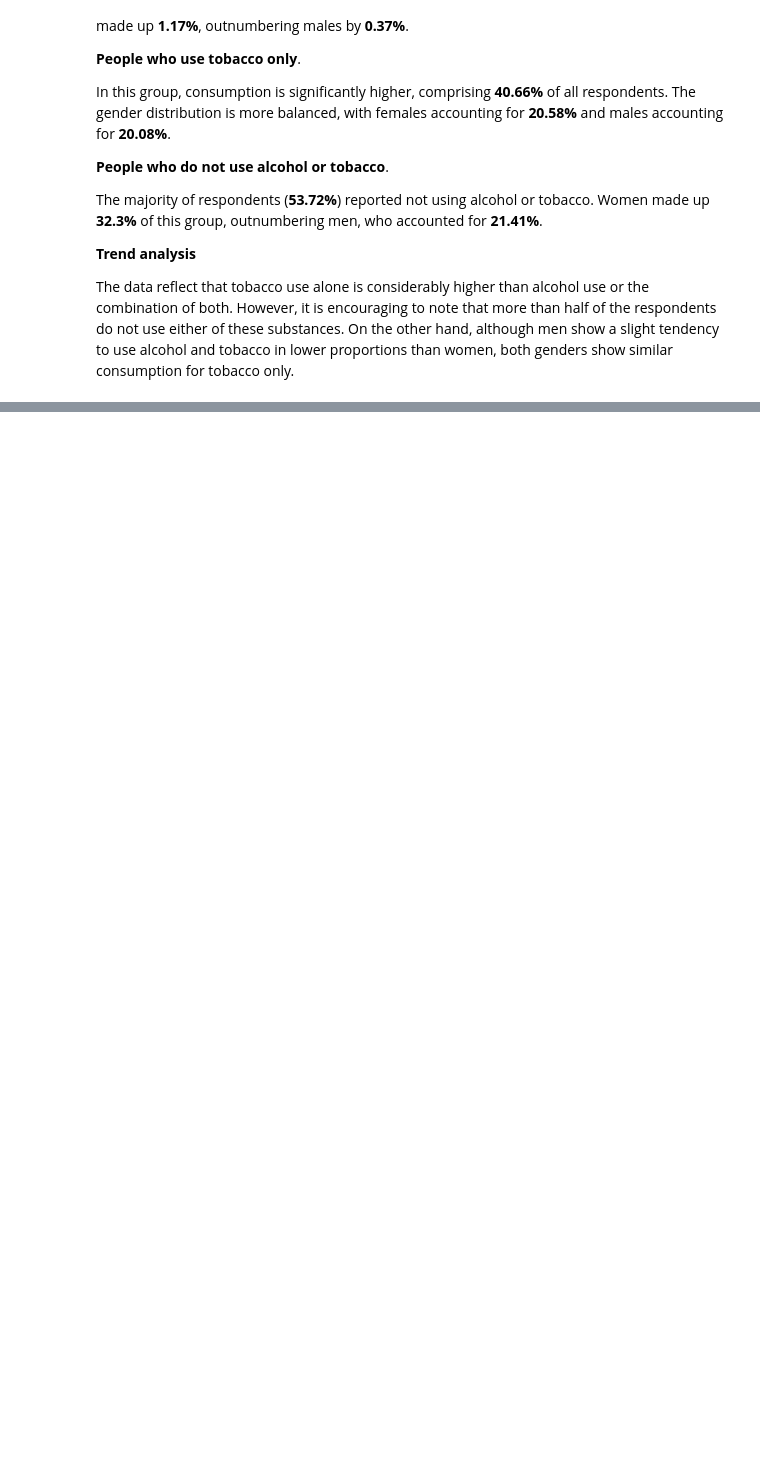
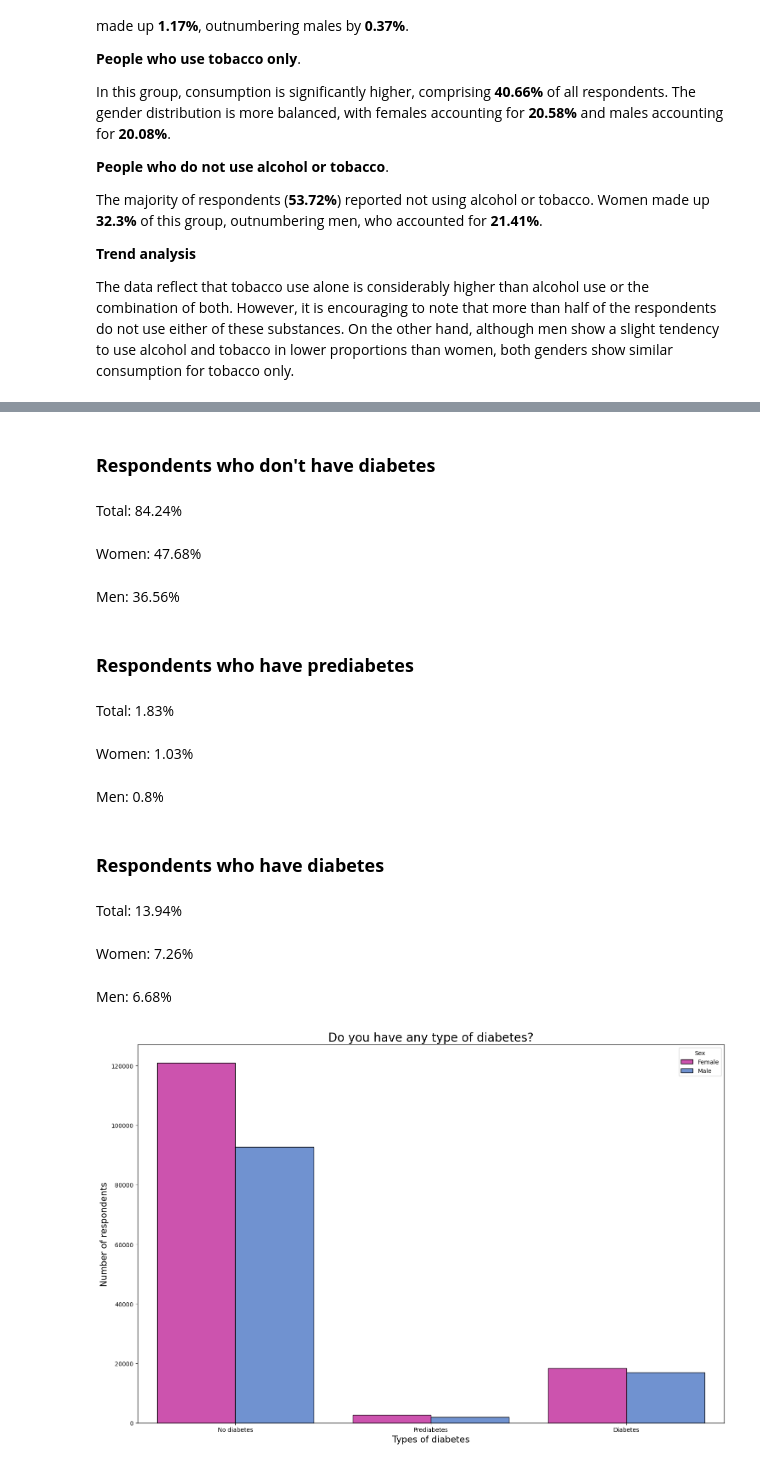
Before and after one commit to jeremias-mena/medpredictor-ML, a Jupyter notebook: medpredictor/notebooks/03-exploratory-data-analysis.ipynb, the cells around one changed output, grey strips where cells are left out. Saved outputs shown, nothing was run; the diff lists cells and outputs as text; code cells hidden in the pictures; blank space fills up the shorter version.

Commit message:
update(eda): add new code's blocks for analysis respondents' physical conditions

```diff
--- a/medpredictor/notebooks/03-exploratory-data-analysis.ipynb
+++ b/medpredictor/notebooks/03-exploratory-data-analysis.ipynb
@@ -349,7 +386,7 @@ df['eating_habits'].value_counts().reset_index(name='Count')
 df = DataFrameOperations(df).create_combined_column(new_column_name='bad_habits',
                                                     column_1='HvyAlcoholConsump',
                                                     column_2='Smoker',
-                                                    function=Utils.bad_habits_labeling)
+                                                    function=Utils().bad_habits_labeling)
 df['bad_habits'].value_counts().reset_index(name='Count')
 # %% [output]
 |  | bad_habits | Count |
@@ -500,12 +538,13 @@ In the less favourable health status, it can be found that **5.25%** reported a
 The data suggest a positive relationship between physical activity and general health status. People who were physically active in the last 30 days have a higher proportion of ‘Excellent’ and ‘Very good’ health statuses compared to those who were not physically active. In contrast, people who were not physically active have a stronger tendency towards less favourable health states, reinforcing the importance of maintaining active habits to promote general well-being.
 # %%
 titles = ["Respondents who consume alcohol and tobacco", "Respondents who only consume alcohol", "Respondents who only use tobacco", "Respondents who don't use alcohol neither tobacco"]
-values_order = ["Uses alcohol and tobacco", "Only consumes alcohol", "Only uses tobacco", "Does not use alcohol neither tobacco"]
+values_sex_order = ["Female", "Male"]
+values_bh_order = ["Uses alcohol and tobacco", "Only consumes alcohol", "Only uses tobacco", "Does not use alcohol neither tobacco"]
 
 
-f, m = sex_metrics(df, 'Sex', 'bad_habits', values_order)
+f, m = sex_metrics(df, 'Sex', 'bad_habits', values_sex_order, values_bh_order)
 
-for title, value in zip(titles, values_order):
+for title, value in zip(titles, values_bh_order):
     display(Markdown(f"### **{title}**"))
     show_metric("Total", round(f[value] + m[value], 2))
     show_metric("Women", f[value])
@@ -526,7 +565,7 @@ graph_eating_habits = Graph(graph_title=g_title,
                             ylabel_name=y_label,
                             colors=colors)
 
-graph_eating_habits.bar_plot_sns(x='bad_habits', y='count', hue='Sex', legend=True, order=values_order, data=group)
+graph_eating_habits.bar_plot_sns(x='bad_habits', y='count', hue='Sex', legend=True, order=values_bh_order, data=group)
 # %% [output]
 ### **Respondents who consume alcohol and tobacco**
 Total: 3.65%
@@ -565,0 +607,8 @@ The data reflect that tobacco use alone is considerably higher than alcohol use
+# %%
+df_o = DataFrameOperations(df)
+
+df = df_o.create_column_from_function(new_column_name="age_range",
+                                      column_apply_function='Age',
+                                      function=Utils().age_range_labeling)
+
+df['age_range'].value_counts().reset_index(name='Count')
@@ -565,0 +622,46 @@ The data reflect that tobacco use alone is considerably higher than alcohol use
+# %%
+values_diabetes_order = ['No diabetes',
+                         'Prediabetes',
+                         'Diabetes']
+values_sex_order = ['Female', 'Male']
+titles = ["Respondents who don't have diabetes",
+          "Respondents who have prediabetes",
+          "Respondents who have diabetes"]
+
+f, m = sex_metrics(df, 'Sex', 'Diabetes_012', values_sex_order, values_diabetes_order)
+
+for title, value in zip(titles, values_diabetes_order):
+    display(Markdown(f"### **{title}**"))
+    show_metric("Total", round(f[value] + m[value], 2))
+    show_metric("Women", f[value])
+    show_metric("Men", m[value])
+
+group = df.groupby(['Sex', 'Diabetes_012']).size().reset_index(name='count')
+
+g_title = "Do you have any type of diabetes?"
+x_label = "Types of diabetes"
+y_label = "Number of respondents"
+dict_colors = {'Female':'#E03FB8',
+               'Male': '#608DE0'}
+colors = list(dict_colors.values())
+
+graph_diabetes = Graph(graph_title=g_title,
+                       xlabel_name=x_label,
+                       ylabel_name=y_label,
+                       colors=colors)
+
+graph_diabetes.bar_plot_sns(x='Diabetes_012', y='count', data=group, hue='Sex', hue_order=values_sex_order, order=values_diabetes_order, legend=True)
+# %% [output]
+### **Respondents who don't have diabetes**
+Total: 84.24%
+Women: 47.68%
+Men: 36.56%
+### **Respondents who have prediabetes**
+Total: 1.83%
+Women: 1.03%
+Men: 0.8%
+### **Respondents who have diabetes**
+Total: 13.94%
+Women: 7.26%
+Men: 6.68%
+[figure, added]
```
Also changed, not shown: parts of 28 cells of this notebook.
